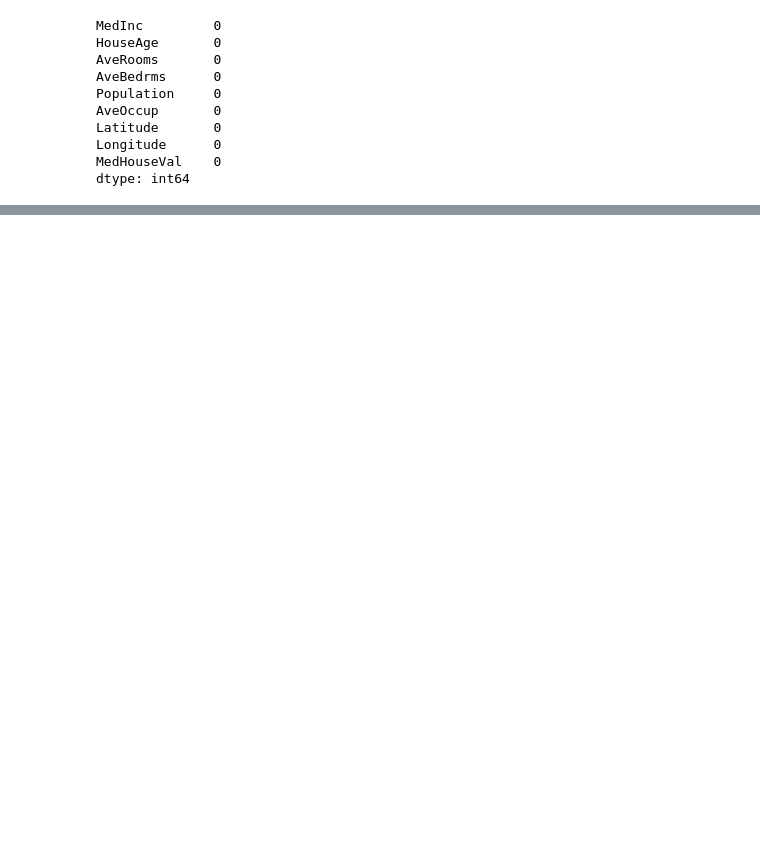
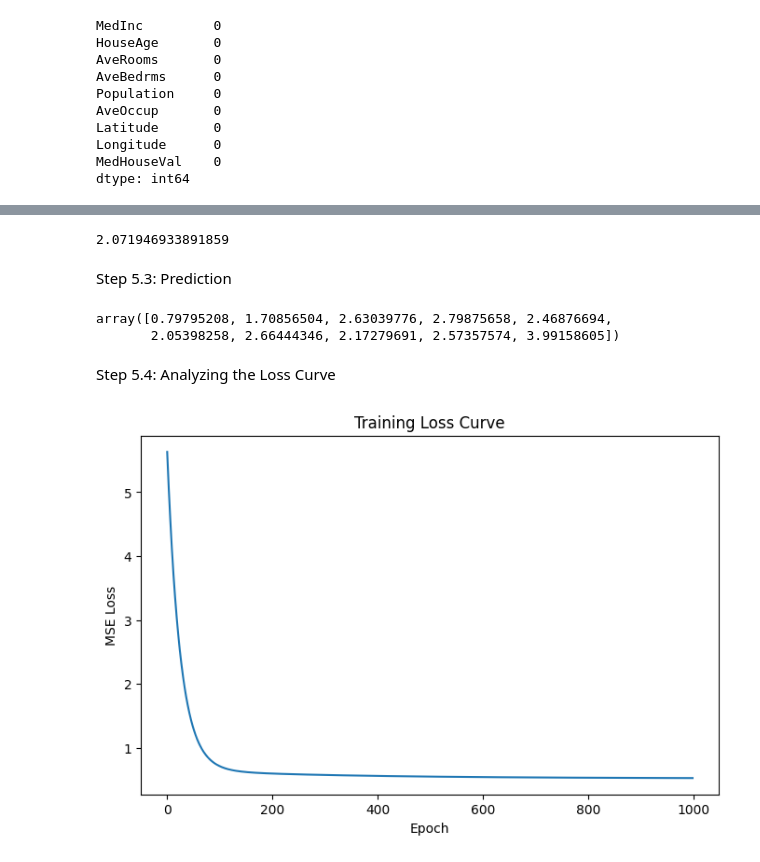
Before and after one commit to niusha-yaghini/Artificial_Intelligence_Course, a Jupyter notebook: 05-machine-learning/02-supervised-learning/01-regression/01_linear_regression.ipynb, the cells around one changed output, grey strips where cells are left out. Cells and saved outputs as stored; diff of their text form; code cells hidden in the pictures; blank space fills up the shorter version.

Commit message:
Implementing fit+predict Manually

```diff
--- a/05-machine-learning/02-supervised-learning/01-regression/01_linear_regression.ipynb
+++ b/05-machine-learning/02-supervised-learning/01-regression/01_linear_regression.ipynb
@@ -134,0 +387,10 @@ X_train, X_test, y_train, y_test = train_test_split(
+# %%
+scaler = StandardScaler()
+
+X_train_scaled = scaler.fit_transform(
+    X_train
+)
+
+X_test_scaled = scaler.transform(
+    X_test
+)
@@ -134,0 +451,5 @@ X_train, X_test, y_train, y_test = train_test_split(
+# %%
+model = LinearRegressionGD(
+    learning_rate=0.01,
+    epochs=1000
+)
@@ -134,0 +458,5 @@ X_train, X_test, y_train, y_test = train_test_split(
+# %%
+model.fit(
+    X_train_scaled,
+    y_train.values
+)
@@ -134,0 +468,6 @@ X_train, X_test, y_train, y_test = train_test_split(
+# %%
+model.bias
+# %% [output]
+2.071946933891859
+# %% [markdown]
+Step 5.3: Prediction
@@ -134,0 +478,29 @@ X_train, X_test, y_train, y_test = train_test_split(
+# %%
+y_pred[:10]
+# %% [output]
+array([0.79795208, 1.70856504, 2.63039776, 2.79875658, 2.46876694,
+       2.05398258, 2.66444346, 2.17279691, 2.57357574, 3.99158605])
+# %% [markdown]
+Step 5.4: Analyzing the Loss Curve
+# %%
+plt.figure(figsize=(8,5))
+
+plt.plot(
+    model.loss_history
+)
+
+plt.xlabel(
+    "Epoch"
+)
+
+plt.ylabel(
+    "MSE Loss"
+)
+
+plt.title(
+    "Training Loss Curve"
+)
+
+plt.show()
+# %% [output]
+[figure, added]
```
Also changed, not shown: parts of 27 cells of this notebook, 1 other file.
